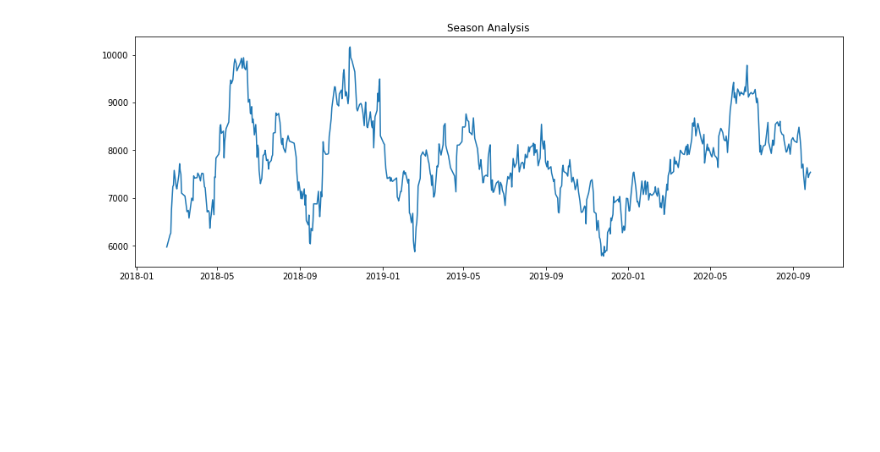
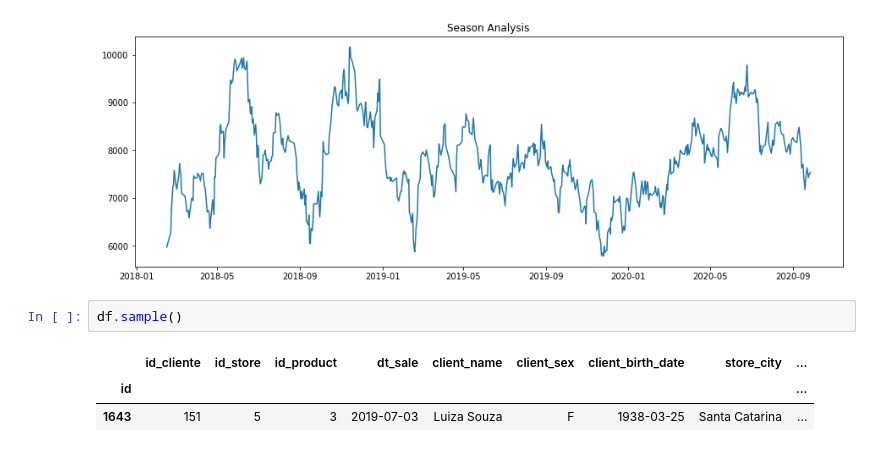
Before and after one commit to black-dev-x/pandas-cookbook, a Jupyter notebook: data-analysis/analysis.ipynb, the cells around one changed output. Cells and saved outputs as stored; diff of their text form; blank space fills up the shorter version.

```diff
--- a/data-analysis/analysis.ipynb
+++ b/data-analysis/analysis.ipynb
@@ -743,3 +743,9 @@ plt.title('Season Analysis')
 # %% [output]
 Text(0.5, 1.0, 'Season Analysis')
 [figure]
+# %%
+df.sample()
+# %% [output]
+|  | id_cliente | id_store | id_product | dt_sale | client_name | client_sex | client_birth_date | store_city | ... |
+| id |  |  |  |  |  |  |  |  | ... |
+| 1643 | 151 | 5 | 3 | 2019-07-03 | Luiza Souza | F | 1938-03-25 | Santa Catarina | ... |
```
Also changed, not shown: parts of 9 cells of this notebook.
